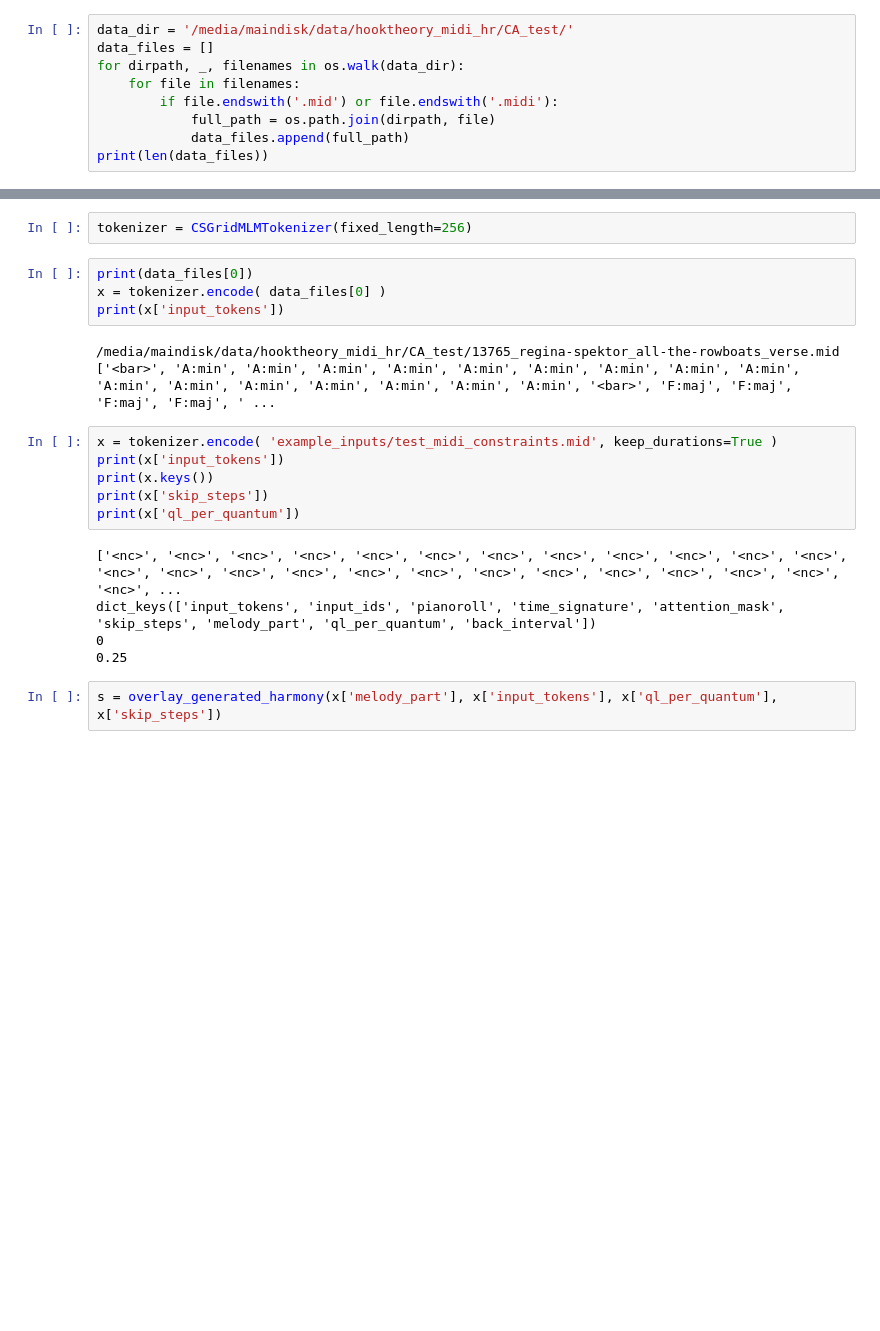
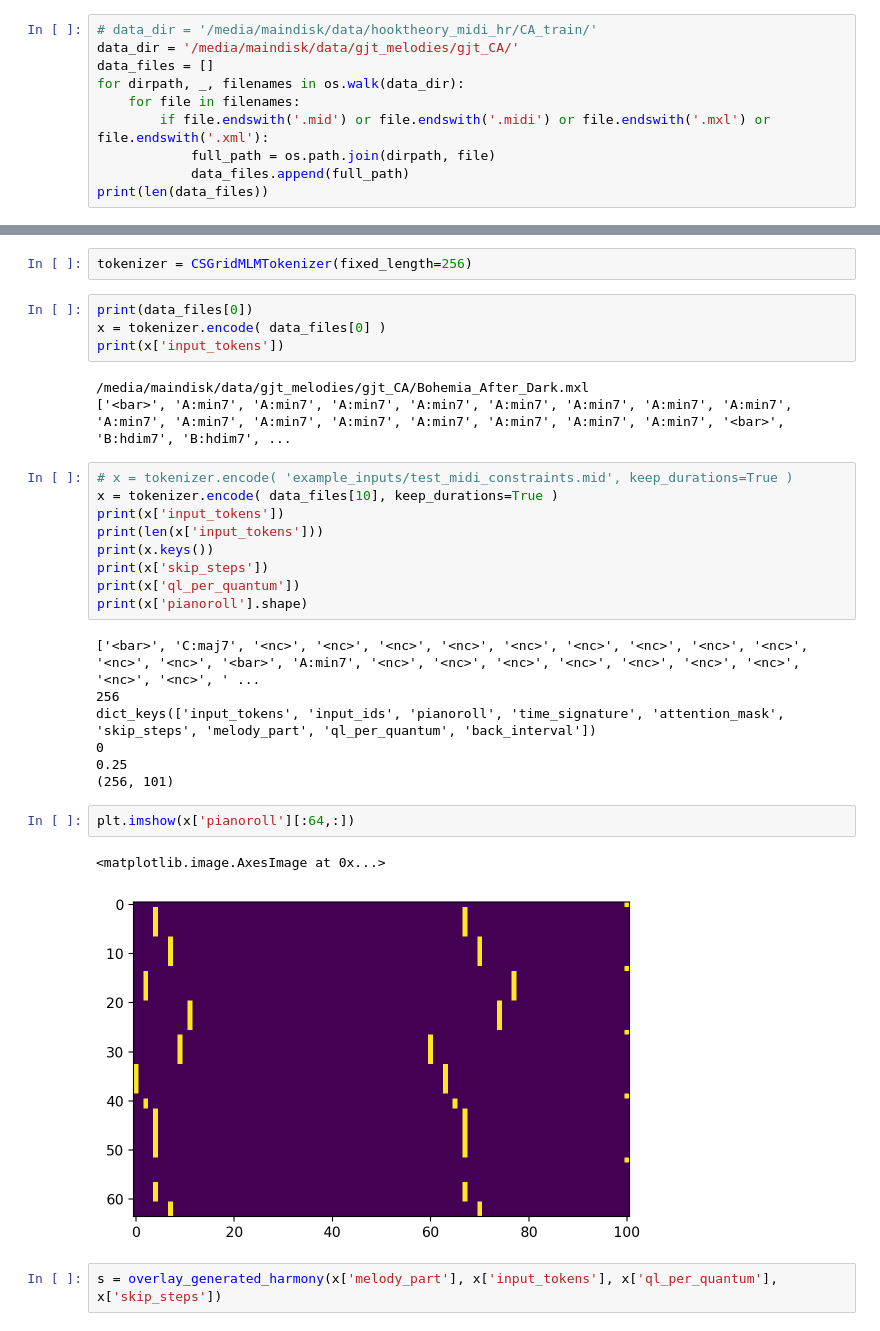
Before and after one commit to maximoskp/MaskedMelHarm, a Jupyter notebook: test_midi_input.ipynb, the cells around one changed output, grey strips where cells are left out. Cells and saved outputs as stored; diff of their text form; blank space fills up the shorter version.

Commit message:
working fixes for midi and mxl

```diff
--- a/test_midi_input.ipynb
+++ b/test_midi_input.ipynb
@@ -7,9 +8,10 @@ from generate_utils import overlay_generated_harmony
 # %%
-data_dir = '/media/maindisk/data/hooktheory_midi_hr/CA_test/'
+# data_dir = '/media/maindisk/data/hooktheory_midi_hr/CA_train/'
+data_dir = '/media/maindisk/data/gjt_melodies/gjt_CA/'
 data_files = []
 for dirpath, _, filenames in os.walk(data_dir):
     for file in filenames:
-        if file.endswith('.mid') or file.endswith('.midi'):
+        if file.endswith('.mid') or file.endswith('.midi') or file.endswith('.mxl') or file.endswith('.xml'):
             full_path = os.path.join(dirpath, file)
             data_files.append(full_path)
 print(len(data_files))
@@ -22,19 +24,29 @@ print(data_files[0])
 x = tokenizer.encode( data_files[0] )
 print(x['input_tokens'])
 # %% [output]
-/media/maindisk/data/hooktheory_midi_hr/CA_test/13765_regina-spektor_all-the-rowboats_verse.mid
-['<bar>', 'A:min', 'A:min', 'A:min', 'A:min', 'A:min', 'A:min', 'A:min', 'A:min', 'A:min', 'A:min', 'A:min', 'A:min', 'A:min', 'A:min', 'A:min', 'A:min', '<bar>', 'F:maj', 'F:maj', 'F:maj', 'F:maj', ' ...
+/media/maindisk/data/gjt_melodies/gjt_CA/Bohemia_After_Dark.mxl
+['<bar>', 'A:min7', 'A:min7', 'A:min7', 'A:min7', 'A:min7', 'A:min7', 'A:min7', 'A:min7', 'A:min7', 'A:min7', 'A:min7', 'A:min7', 'A:min7', 'A:min7', 'A:min7', 'A:min7', '<bar>', 'B:hdim7', 'B:hdim7', ...
 # %%
-x = tokenizer.encode( 'example_inputs/test_midi_constraints.mid', keep_durations=True )
+# x = tokenizer.encode( 'example_inputs/test_midi_constraints.mid', keep_durations=True )
+x = tokenizer.encode( data_files[10], keep_durations=True )
 print(x['input_tokens'])
+print(len(x['input_tokens']))
 print(x.keys())
 print(x['skip_steps'])
 print(x['ql_per_quantum'])
+print(x['pianoroll'].shape)
 # %% [output]
-['<nc>', '<nc>', '<nc>', '<nc>', '<nc>', '<nc>', '<nc>', '<nc>', '<nc>', '<nc>', '<nc>', '<nc>', '<nc>', '<nc>', '<nc>', '<nc>', '<nc>', '<nc>', '<nc>', '<nc>', '<nc>', '<nc>', '<nc>', '<nc>', '<nc>', ...
+['<bar>', 'C:maj7', '<nc>', '<nc>', '<nc>', '<nc>', '<nc>', '<nc>', '<nc>', '<nc>', '<nc>', '<nc>', '<nc>', '<bar>', 'A:min7', '<nc>', '<nc>', '<nc>', '<nc>', '<nc>', '<nc>', '<nc>', '<nc>', '<nc>', ' ...
+256
 dict_keys(['input_tokens', 'input_ids', 'pianoroll', 'time_signature', 'attention_mask', 'skip_steps', 'melody_part', 'ql_per_quantum', 'back_interval'])
 0
 0.25
+(256, 101)
+# %%
+plt.imshow(x['pianoroll'][:64,:])
+# %% [output]
+<matplotlib.image.AxesImage at 0x...>
+[figure, added]
 # %%
 s = overlay_generated_harmony(x['melody_part'], x['input_tokens'], x['ql_per_quantum'], x['skip_steps'])
 # %%
```
Also changed, not shown: parts of 3 cells of this notebook, 2 other files.
